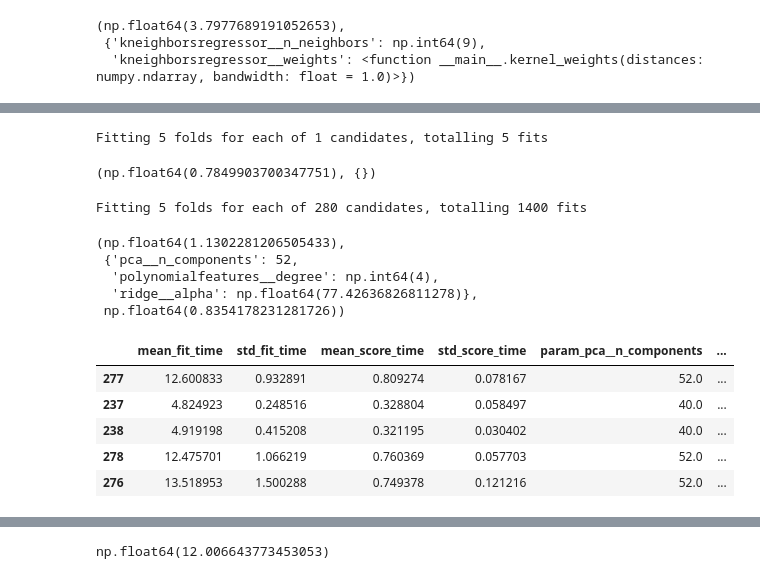
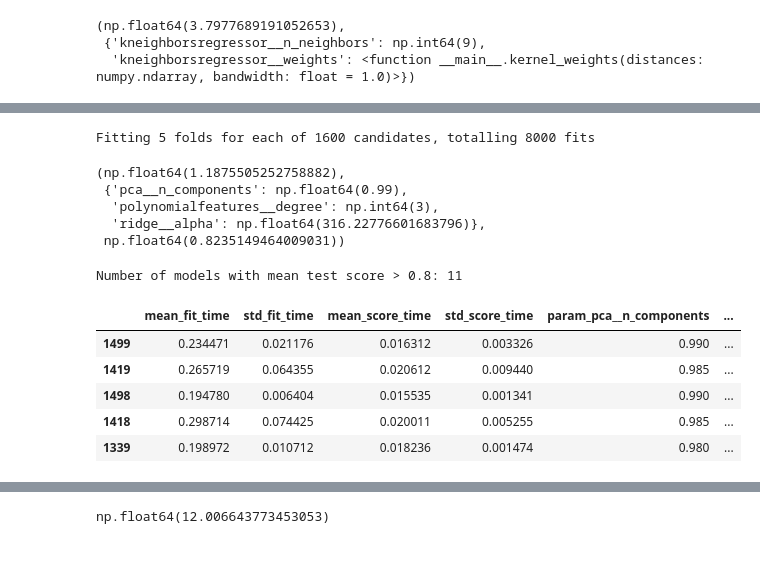
Before and after one commit to AlbinLind/Data-Science-Methodology, a Jupyter notebook: week 5/DSM_assignment3.ipynb, the cells around one changed output, grey strips where cells are left out. Drawn from its saved outputs; the diff is of its cells as text; code cells hidden in the pictures.

```diff
--- a/week 5/DSM_assignment3.ipynb
+++ b/week 5/DSM_assignment3.ipynb
@@ -246,55 +299,39 @@ pd.DataFrame(grid.cv_results_).sort_values("rank_test_score").head()
 # %%
-from sklearn.kernel_ridge import KernelRidge
+pipe = make_pipeline(
+    seperate_x_transformer,
+    StandardScaler(),
+    PCA(),
+    PolynomialFeatures(degree=3, include_bias=True),
+    Ridge(fit_intercept=False, solver="cholesky"),
+)
 
-pipe = make_pipeline(seperate_x_transformer, StandardScaler(), PCA(n_components=0.99), KernelRidge(alpha=0.1, kernel="poly", degree=4))
 param_grid = {
-    # "kernelridge__alpha": np.logspace(-3, 3, 10),
-    # "kernelridge__kernel": ["linear", "rbf", "poly"],
-    # "kernelridge__degree": np.linspace(1, 7, 7, dtype=int),
+    "ridge__alpha": np.logspace(-2, 2.5, 20),
+    "polynomialfeatures__degree": np.linspace(1, 4, 4, dtype=int),
+    "pca__n_components": np.linspace(0.9, 1.0, 20, endpoint=False),
 }
-grid = GridSearchCV(pipe, param_grid, cv=5, verbose=1, n_jobs=1)
+
+grid = GridSearchCV(pipe, param_grid, cv=5, verbose=2, n_jobs=-1)
 grid.fit(X_train_filtered, y_train_filtered)
 y_hat = grid.predict(X_val)
-mean_squared_error(y_val, y_hat), grid.best_params_
+mean_squared_error(y_val, y_hat), grid.best_params_, grid.best_score_
 # %% [output]
-Fitting 5 folds for each of 1 candidates, totalling 5 fits
+Fitting 5 folds for each of 1600 candidates, totalling 8000 fits
-(np.float64(0.7849903700347751), {})
+(np.float64(1.1875505252758882),
+ {'pca__n_components': np.float64(0.99),
+  'polynomialfeatures__degree': np.int64(3),
+  'ridge__alpha': np.float64(316.22776601683796)},
+ np.float64(0.8235149464009031))
-# %%
-from sklearn.linear_model import Ridge
-from sklearn.preprocessing import PolynomialFeatures
-
-
-pipe = make_pipeline(
-    seperate_x_transformer,
-    StandardScaler(),
-    PCA(n_components=0.99),
-    PolynomialFeatures(degree=3, include_bias=True),
-    Ridge(fit_intercept=False, solver="cholesky"),
-)
-param_grid = {
-    "ridge__alpha": np.logspace(-2, 3, 10),
-    "polynomialfeatures__degree": np.linspace(1, 4, 4, dtype=int),
-    "pca__n_components": [0.99, 0.95, 0.9, 10, 20, 40, 52],
-}
-
-grid = GridSearchCV(pipe, param_grid, cv=5, verbose=2, n_jobs=-1)
-grid.fit(X_train_filtered, y_train_filtered)
-y_hat = grid.predict(X_val)
-mean_squared_error(y_val, y_hat), grid.best_params_, grid.best_score_
-# %% [output]
-Fitting 5 folds for each of 280 candidates, totalling 1400 fits
-(np.float64(1.1302281206505433),
- {'pca__n_components': 52,
-  'polynomialfeatures__degree': np.int64(4),
-  'ridge__alpha': np.float64(77.42636826811278)},
- np.float64(0.8354178231281726))
 # %%
 df = pd.DataFrame(grid.cv_results_)
+df_above_08 = df.sort_values("rank_test_score").query("mean_test_score > 0.8")
+print("Number of models with mean test score > 0.8:", len(df_above_08))
 df.sort_values("rank_test_score").head()
 # %% [output]
+Number of models with mean test score > 0.8: 11
 |  | mean_fit_time | std_fit_time | mean_score_time | std_score_time | param_pca__n_components | ... |
-| 277 | 12.600833 | 0.932891 | 0.809274 | 0.078167 | 52.0 | ... |
-| 237 | 4.824923 | 0.248516 | 0.328804 | 0.058497 | 40.0 | ... |
-| 238 | 4.919198 | 0.415208 | 0.321195 | 0.030402 | 40.0 | ... |
-| 278 | 12.475701 | 1.066219 | 0.760369 | 0.057703 | 52.0 | ... |
-| 276 | 13.518953 | 1.500288 | 0.749378 | 0.121216 | 52.0 | ... |
+| 1499 | 0.234471 | 0.021176 | 0.016312 | 0.003326 | 0.990 | ... |
+| 1419 | 0.265719 | 0.064355 | 0.020612 | 0.009440 | 0.985 | ... |
+| 1498 | 0.194780 | 0.006404 | 0.015535 | 0.001341 | 0.990 | ... |
+| 1418 | 0.298714 | 0.074425 | 0.020011 | 0.005255 | 0.985 | ... |
+| 1339 | 0.198972 | 0.010712 | 0.018236 | 0.001474 | 0.980 | ... |
```
Also changed, not shown: parts of 16 cells of this notebook.
